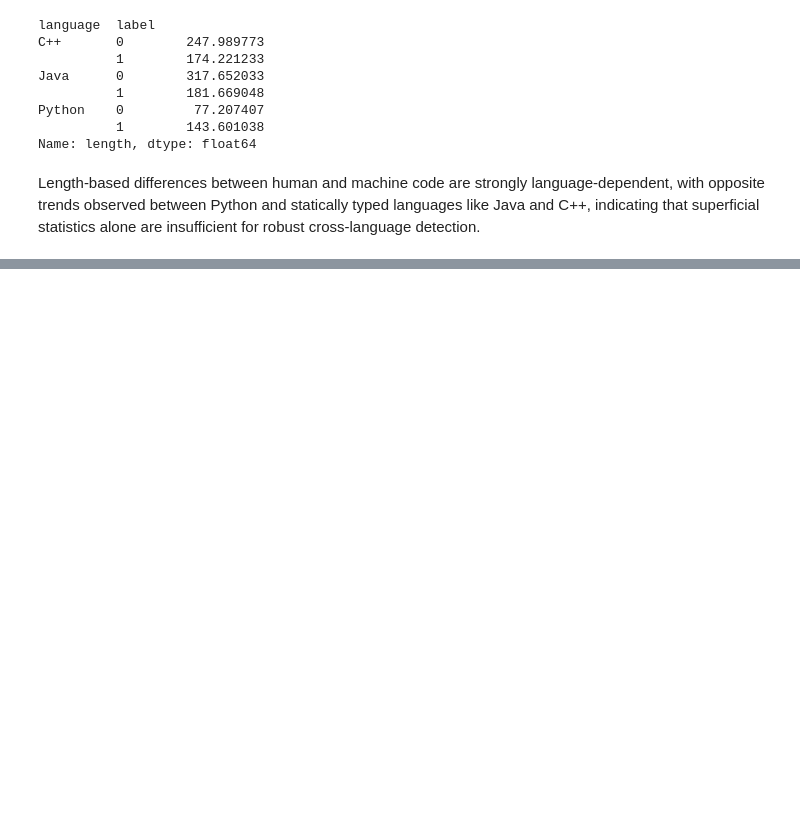
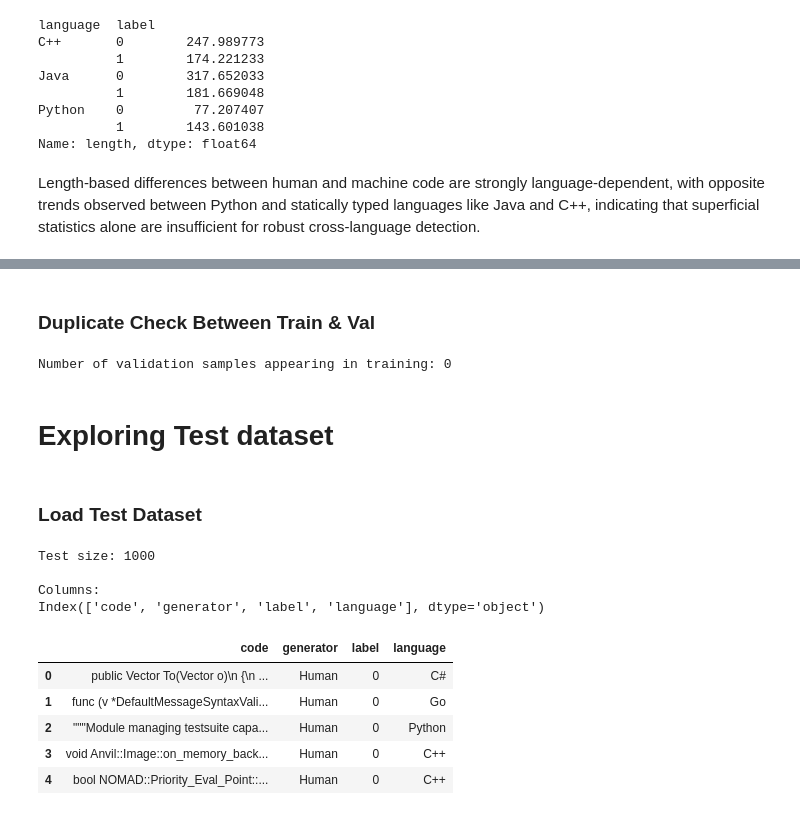
Before and after one commit to Yogesh-Narasimha/machine-generated-code-detection, a Jupyter notebook: notebooks/exploration_task_a.ipynb, the cells around one changed output, grey strips where cells are left out. Saved outputs shown, nothing was run; the diff lists cells and outputs as text; code cells hidden in the pictures; blank space fills up the shorter version.

```diff
--- a/notebooks/exploration_task_a.ipynb
+++ b/notebooks/exploration_task_a.ipynb
@@ -300,0 +365,32 @@ Length-based differences between human and machine code are strongly language-de
+# %% [markdown]
+### Duplicate Check Between Train & Val
+# %%
+train_codes = set(train_df['code'])
+val_overlap = val_df['code'].isin(train_codes).sum()
+
+print("Number of validation samples appearing in training:", val_overlap)
+# %% [output]
+Number of validation samples appearing in training: 0
+# %% [markdown]
+# Exploring Test dataset
+# %% [markdown]
+### Load Test Dataset
+# %%
+test_df = pd.read_parquet("../data/task_a/test_sample.parquet")
+
+print("Test size:", len(test_df))
+print("\nColumns:")
+print(test_df.columns)
+
+test_df.head()
+# %% [output]
+Test size: 1000
+
+Columns:
+Index(['code', 'generator', 'label', 'language'], dtype='object')
+|  | code | generator | label | language |
+| 0 | public Vector To(Vector o)\n {\n ... | Human | 0 | C# |
+| 1 | func (v *DefaultMessageSyntaxVali... | Human | 0 | Go |
+| 2 | """Module managing testsuite capa... | Human | 0 | Python |
+| 3 | void Anvil::Image::on_memory_back... | Human | 0 | C++ |
+| 4 | bool NOMAD::Priority_Eval_Point::... | Human | 0 | C++ |
```
Also changed, not shown: parts of 13 cells of this notebook, 1 other file.
